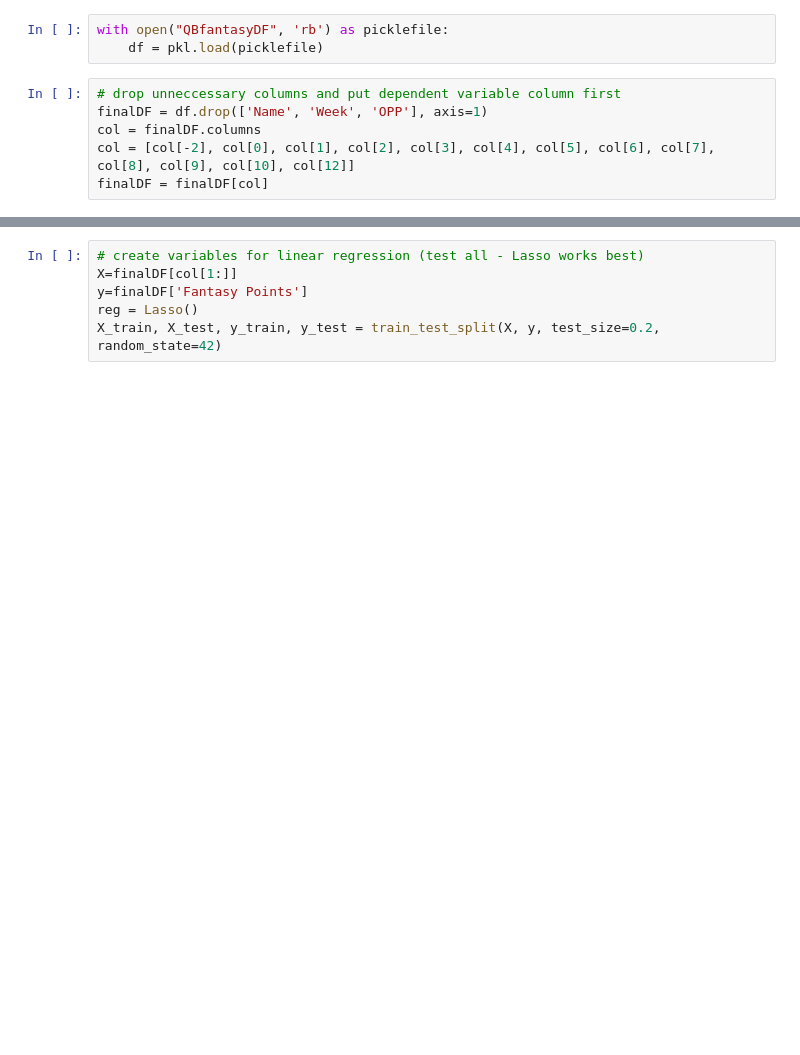
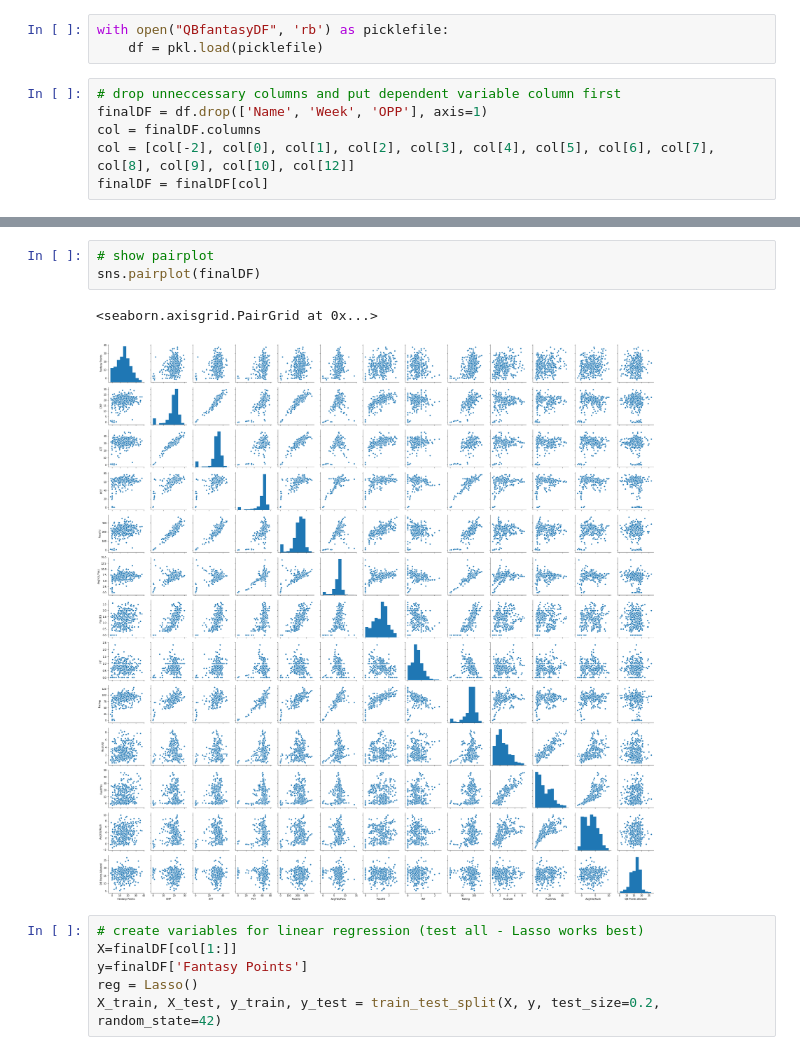
Before and after one commit to Sheth108/predicting_fantasy_football_scores, a Jupyter notebook: Modeling.ipynb, the cells around one changed output, grey strips where cells are left out. Drawn from its saved outputs; the diff is of its cells as text; blank space fills up the shorter version.

```diff
--- a/Modeling.ipynb
+++ b/Modeling.ipynb
@@ -35,3 +57,9 @@ finalDF.corr()
+# %%
+# show pairplot
+sns.pairplot(finalDF)
+# %% [output]
+<seaborn.axisgrid.PairGrid at 0x...>
+[figure, added]
 # %%
 # create variables for linear regression (test all - Lasso works best)
 X=finalDF[col[1:]]
```
Also changed, not shown: parts of 3 cells of this notebook, 3 other files.
